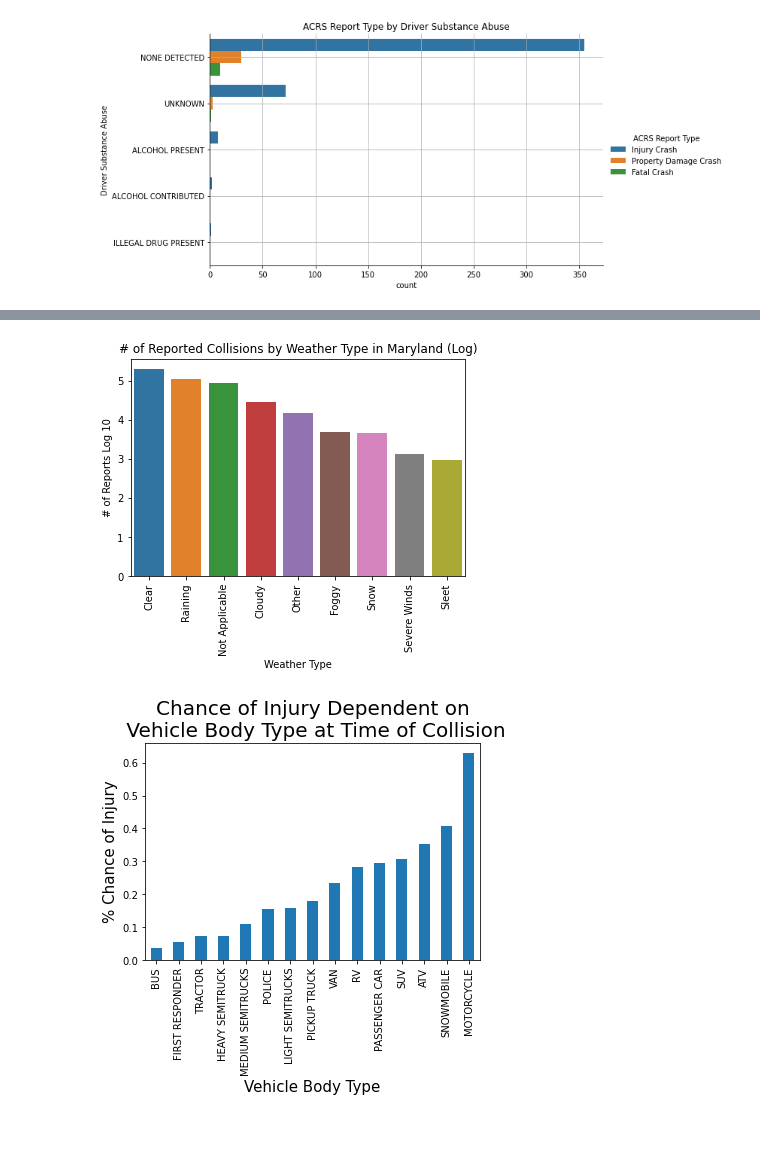
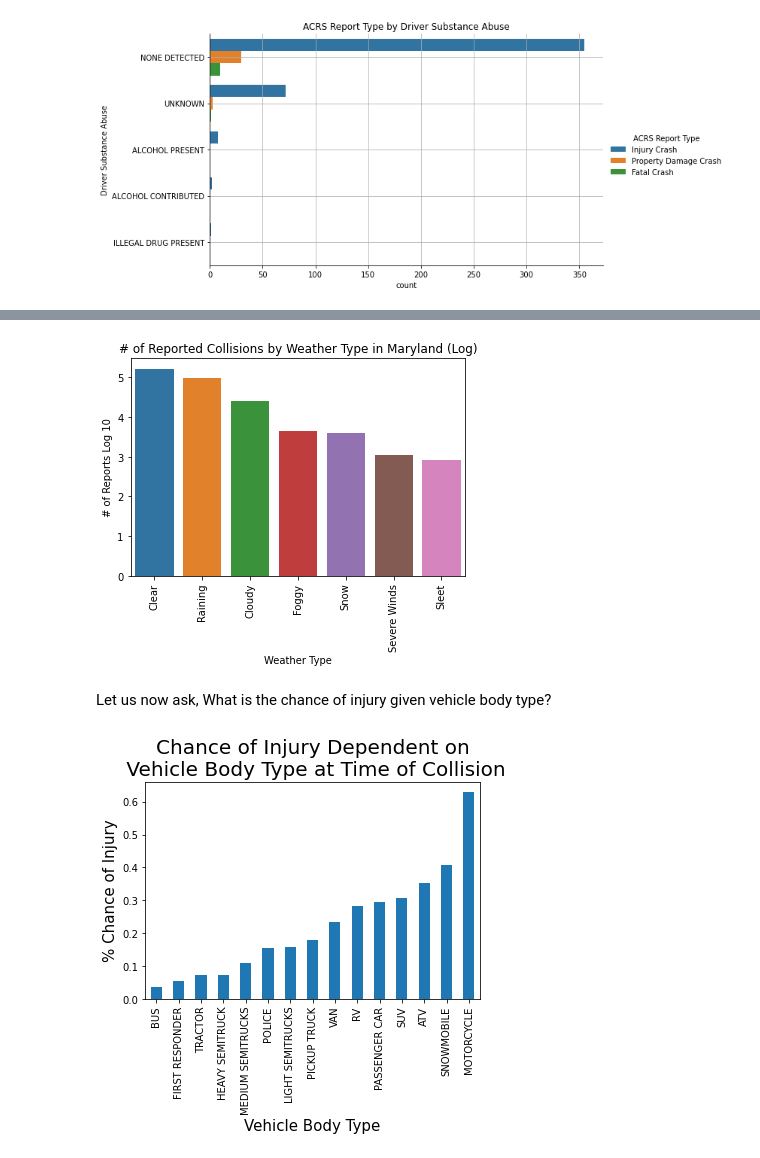
Before and after one commit to mattf4171/Montgomery-County-Collision-Analysis, a Jupyter notebook: analysis.ipynb, the cells around one changed output, grey strips where cells are left out. Cells and saved outputs as stored; diff of their text form; code cells hidden in the pictures; blank space fills up the shorter version.

Commit message:
commentary updated for all visualizations

```diff
--- a/analysis.ipynb
+++ b/analysis.ipynb
@@ -295,8 +310,11 @@ plt.savefig("images/log10AccidentsByWeatherCounty.png")
 # %%
 #Graph 2: Raw Counts of Reported Accidents by Weather Type (State Data)
 df_state_weather = df_state[df_state['WEATHER_DESC'].notna()]
+# remove the following labels from df_state_weather
+df_state_weather = df_state_weather[df_state_weather['WEATHER_DESC'] != "Not Applicable"]
+df_state_weather = df_state_weather[df_state_weather['WEATHER_DESC'] != "Other"]
 stateWeather = df_state_weather.groupby("WEATHER_DESC")
-stateWeather_Reports = stateWeather['REPORT_NO'].count()
+stateWeather_Reports = stateWeather['REPORT_NO'].count().sort_values(ascending=False)
 
 chart1 = stateWeather_Reports.plot(kind="bar", title="Accidents by Weather Type")
 chart1.set_xlabel("Weather Type")
@@ -308,15 +330,17 @@ plt.savefig("images/AccidentsByWeatherState.png")
 # %%
 #Log Version of Graph 2
-x2 = df_state['WEATHER_DESC'].value_counts().index
-y2 = np.log10(df_state['WEATHER_DESC'].value_counts().values)
+x2 = df_state_weather['WEATHER_DESC'].value_counts().index
+y2 = np.log10(df_state_weather['WEATHER_DESC'].value_counts().values)
 chart = sns.barplot(x=x2,y=y2)
 plt.xticks(rotation=90)
 plt.xlabel("Weather Type")
 plt.ylabel("# of Reports Log 10")
 plt.title("# of Reported Collisions by Weather Type in Maryland (Log)");
 plt.savefig("images/log10AccidentsByWeatherState.png")
 # %% [output]
-[figure, old version]
+[figure, new version]
+# %% [markdown]
+Let us now ask, What is the chance of injury given vehicle body type?
 # %%
 first_x_vals = df_county.groupby('Simple Vehicle Body Type')['Numeric Severity'].mean().sort_values()[:-1]
 last_x_vals =  pd.Series(df_county.groupby('Simple Vehicle Body Type')['Numeric Severity'].mean().sort_values()[-1]-1).rename({0:"MOTORCYCLE"})
```
Also changed, not shown: parts of 12 cells of this notebook.
